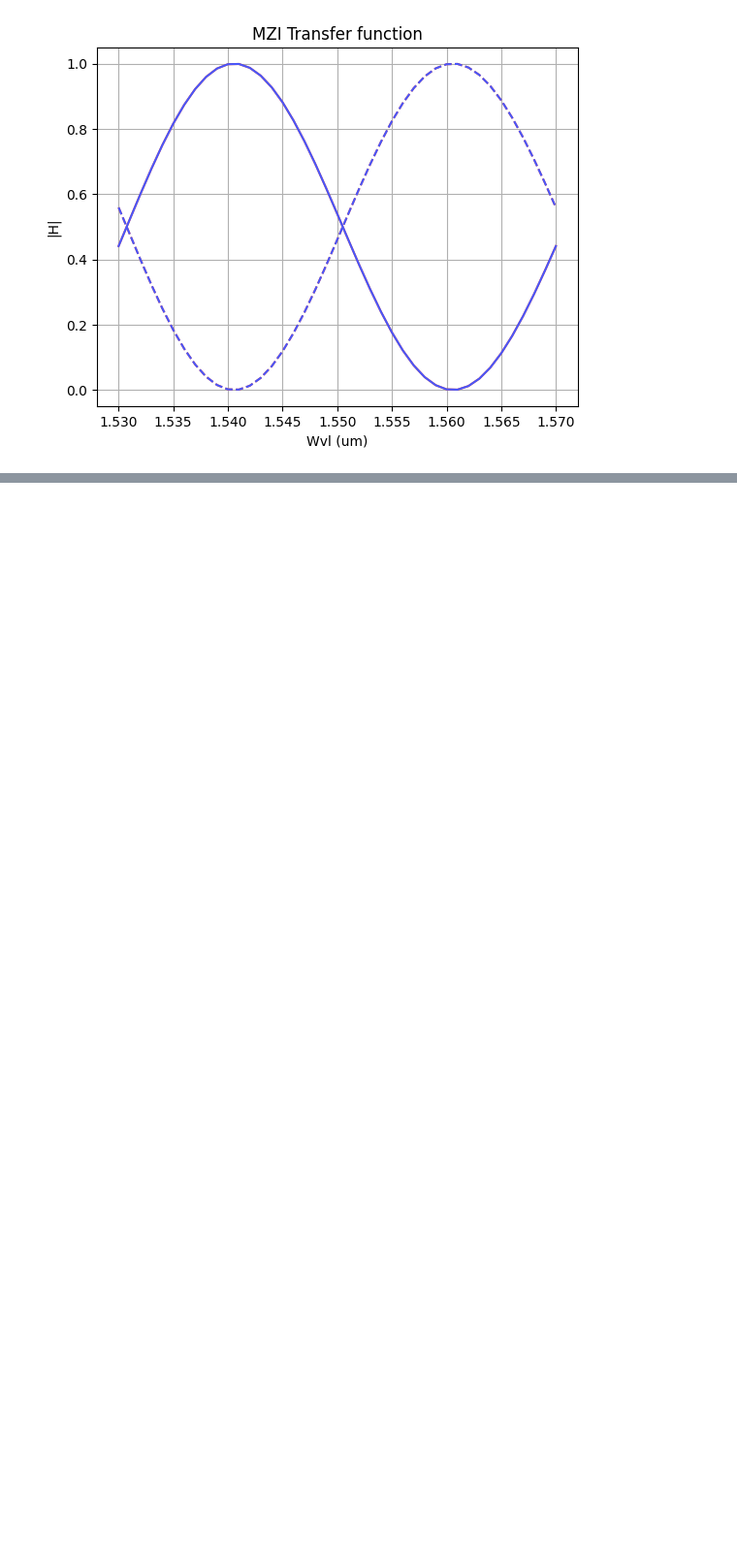
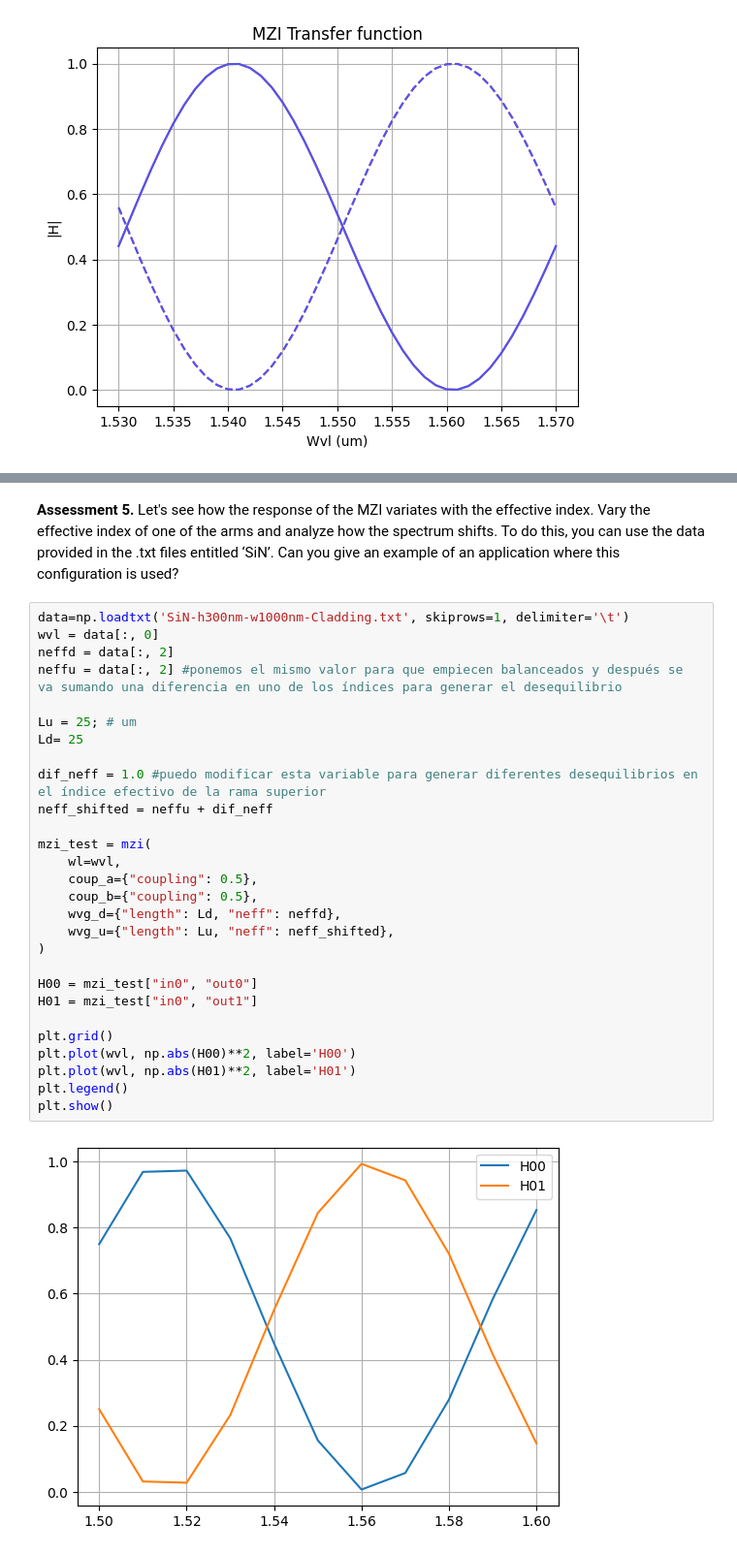
Before and after one commit to Jaumeneet/pic-upv-lab3, a Jupyter notebook: 30_INTERFEROMETERS_v2025_STUDENTS_UPDATE2.ipynb, the cells around one changed output, grey strips where cells are left out. Shown at 97% size. Drawn from its saved outputs; the diff is of its cells as text; blank space fills up the shorter version.

```diff
--- a/30_INTERFEROMETERS_v2025_STUDENTS_UPDATE2.ipynb
+++ b/30_INTERFEROMETERS_v2025_STUDENTS_UPDATE2.ipynb
@@ -816,0 +861,33 @@ plt.show()
+# %% [markdown]
+**Assessment 5.** Let's see how the response of the MZI variates with the effective index. Vary the effective index of one of the arms and analyze how the spectrum shifts. To do this, you can use the data provided in the .txt files entitled ‘SiN’.
+Can you give an example of an application where this configuration is used?
+# %%
+data=np.loadtxt('SiN-h300nm-w1000nm-Cladding.txt', skiprows=1, delimiter='\t')
+wvl = data[:, 0]
+neffd = data[:, 2]
+neffu = data[:, 2] #ponemos el mismo valor para que empiecen balanceados y después se va sumando una diferencia en uno de los índices para generar el desequilibrio
+
+Lu = 25; # um
+Ld= 25
+
+dif_neff = 1.0 #puedo modificar esta variable para generar diferentes desequilibrios en el índice efectivo de la rama superior
+neff_shifted = neffu + dif_neff
+
+mzi_test = mzi(
+    wl=wvl,
+    coup_a={"coupling": 0.5},
+    coup_b={"coupling": 0.5},
+    wvg_d={"length": Ld, "neff": neffd},
+    wvg_u={"length": Lu, "neff": neff_shifted},
+)
+
+H00 = mzi_test["in0", "out0"]
+H01 = mzi_test["in0", "out1"]
+
+plt.grid()
+plt.plot(wvl, np.abs(H00)**2, label='H00')
+plt.plot(wvl, np.abs(H01)**2, label='H01')
+plt.legend()
+plt.show()
+# %% [output]
+[figure, added]
```
Also changed, not shown: parts of 10 cells of this notebook.
